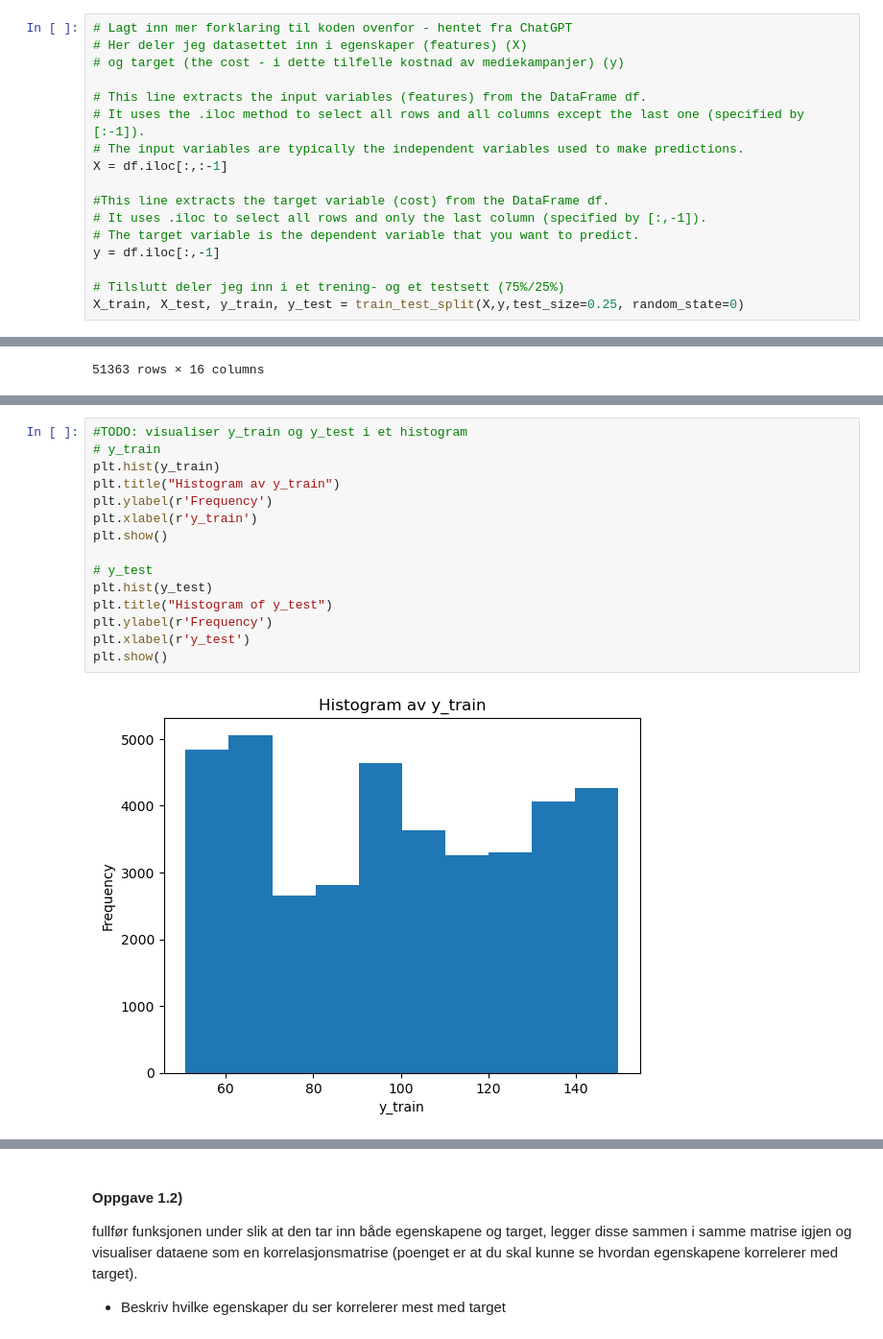
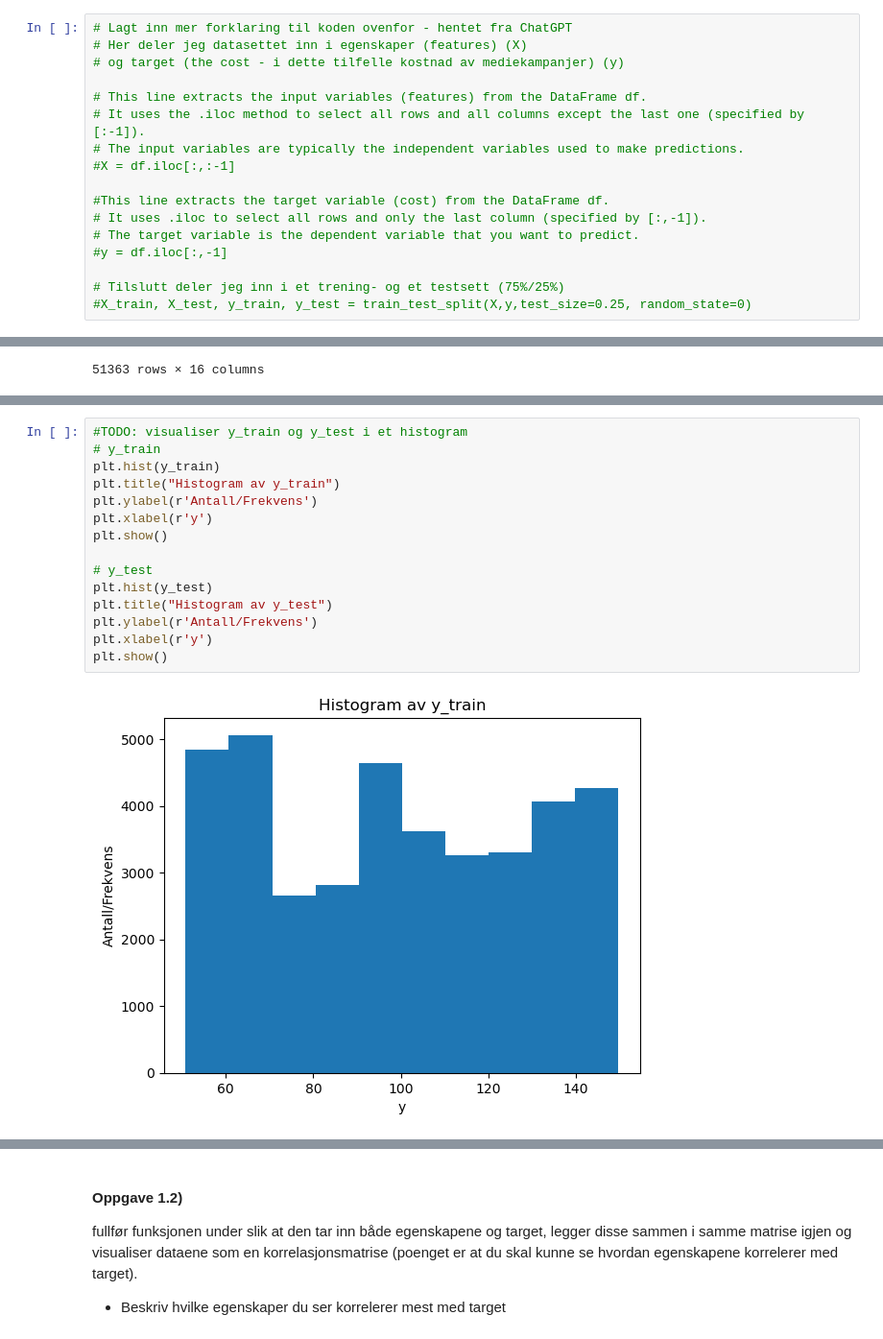
Before and after one commit to Bsingstad/DMBA-ML, a Jupyter notebook: Oblig 2/Oppgave 1.ipynb, the cells around one changed output, grey strips where cells are left out. Shown at 96% size. Cells and saved outputs as stored; diff of their text form.

```diff
--- a/Oblig 2/Oppgave 1.ipynb
+++ b/Oblig 2/Oppgave 1.ipynb
@@ -26,14 +27,14 @@ X_train, X_test, y_train, y_test = train_test_split(X,y,test_size=0.25, random_s
 # This line extracts the input variables (features) from the DataFrame df.
 # It uses the .iloc method to select all rows and all columns except the last one (specified by [:-1]).
 # The input variables are typically the independent variables used to make predictions.
-X = df.iloc[:,:-1]
+#X = df.iloc[:,:-1]
 
 #This line extracts the target variable (cost) from the DataFrame df.
 # It uses .iloc to select all rows and only the last column (specified by [:,-1]).
 # The target variable is the dependent variable that you want to predict.
-y = df.iloc[:,-1]
+#y = df.iloc[:,-1]
 
 # Tilslutt deler jeg inn i et trening- og et testsett (75%/25%)
-X_train, X_test, y_train, y_test = train_test_split(X,y,test_size=0.25, random_state=0)
+#X_train, X_test, y_train, y_test = train_test_split(X,y,test_size=0.25, random_state=0)
 # %% [markdown]
 #### Oppgave 1.1)
@@ -77,17 +85,17 @@ Index(['store_sales(in millions)', 'unit_sales(in millions)', 'total_children',
 # %%
 #TODO: visualiser y_train og y_test i et histogram
 # y_train
 plt.hist(y_train)
 plt.title("Histogram av y_train")
-plt.ylabel(r'Frequency')
-plt.xlabel(r'y_train')
+plt.ylabel(r'Antall/Frekvens')
+plt.xlabel(r'y')
 plt.show()
 
 # y_test
 plt.hist(y_test)
-plt.title("Histogram of y_test")
-plt.ylabel(r'Frequency')
-plt.xlabel(r'y_test')
+plt.title("Histogram av y_test")
+plt.ylabel(r'Antall/Frekvens')
+plt.xlabel(r'y')
 plt.show()
 # %% [output]
-[figure, old version]
+[figure, new version]
```
Also changed, not shown: parts of 10 cells of this notebook, 1 other file.
